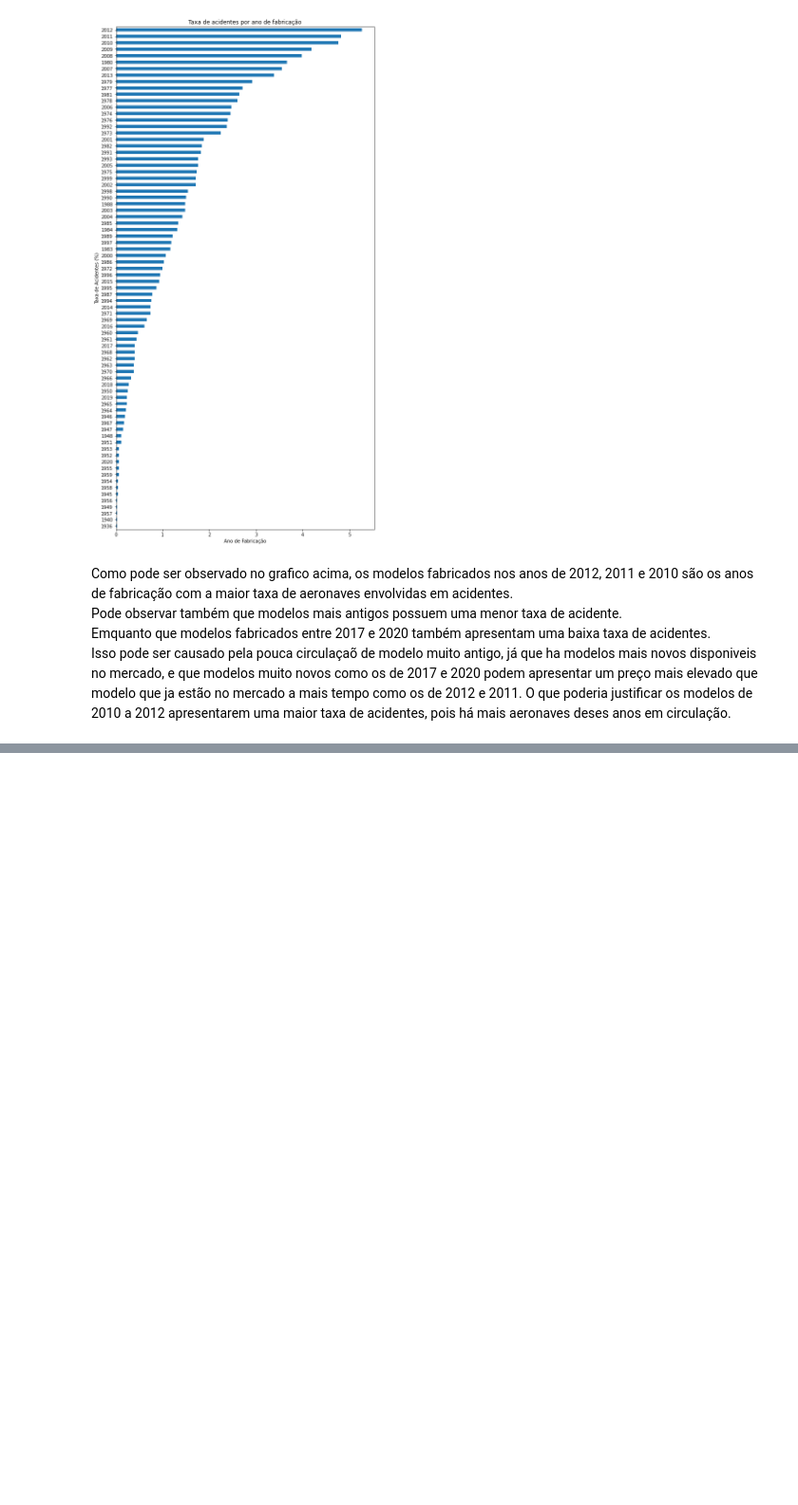
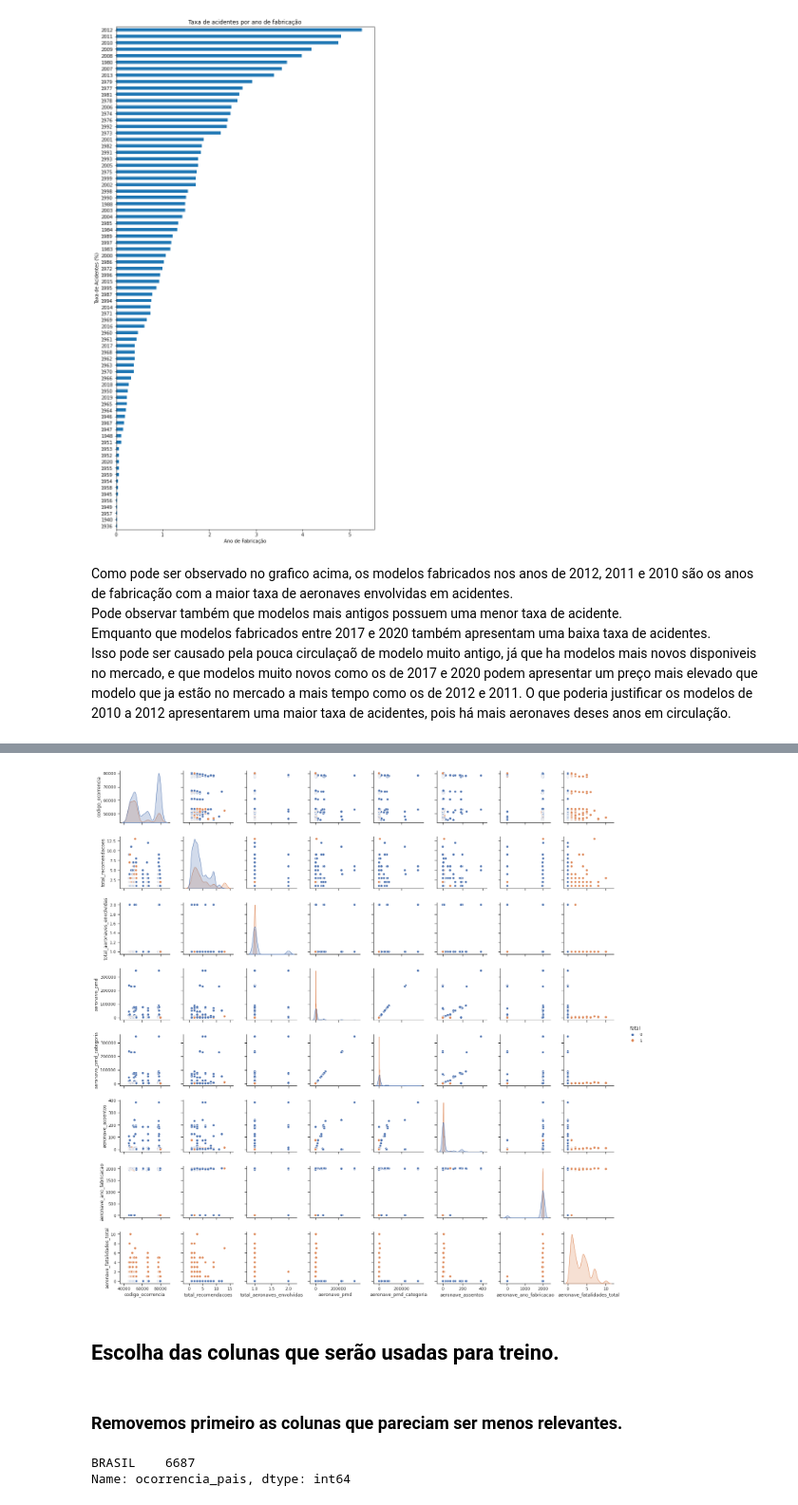
Before and after one commit to MarcosVeniciu/Trabalho-Pratico-Introducao-a-Ciencia-dos-Dados, a Jupyter notebook: cenipa.ipynb, the cells around one changed output, grey strips where cells are left out. Shown at 95% size. Drawn from its saved outputs; the diff is of its cells as text; code cells hidden in the pictures; blank space fills up the shorter version.

```diff
--- a/cenipa.ipynb
+++ b/cenipa.ipynb
@@ -831,0 +846,3 @@ Isso pode ser causado pela pouca circulaçaõ de modelo muito antigo, já que ha
+# %%
+dataset = df_merged
+dataset.info()
@@ -831,0 +873,3 @@ Isso pode ser causado pela pouca circulaçaõ de modelo muito antigo, já que ha
+# %%
+dataset['fatal'] = dataset['aeronave_fatalidades_total'].apply(lambda x: 1 if x > 0 else 0)
+dataset[['aeronave_fatalidades_total', 'fatal']]
@@ -831,0 +906,10 @@ Isso pode ser causado pela pouca circulaçaõ de modelo muito antigo, já que ha
+# %%
+sns.set(style='ticks')
+sns.pairplot(dataset, hue='fatal')
+plt.show()
+# %% [output]
+[figure, added]
+# %% [markdown]
+## Escolha das colunas que serão usadas para treino.
+# %% [markdown]
+### Removemos primeiro as colunas que pareciam ser menos relevantes.
@@ -831,0 +919,7 @@ Isso pode ser causado pela pouca circulaçaõ de modelo muito antigo, já que ha
+# %%
+# Como na coluna ocorrencia_pais so tem o brasil, iremos remover essa coluna.
+print(dataset['ocorrencia_pais'].value_counts())
+dataset = dataset.drop(columns=['ocorrencia_pais'])
+# %% [output]
+BRASIL    6687
+Name: ocorrencia_pais, dtype: int64
```
Also changed, not shown: parts of 28 cells of this notebook.
